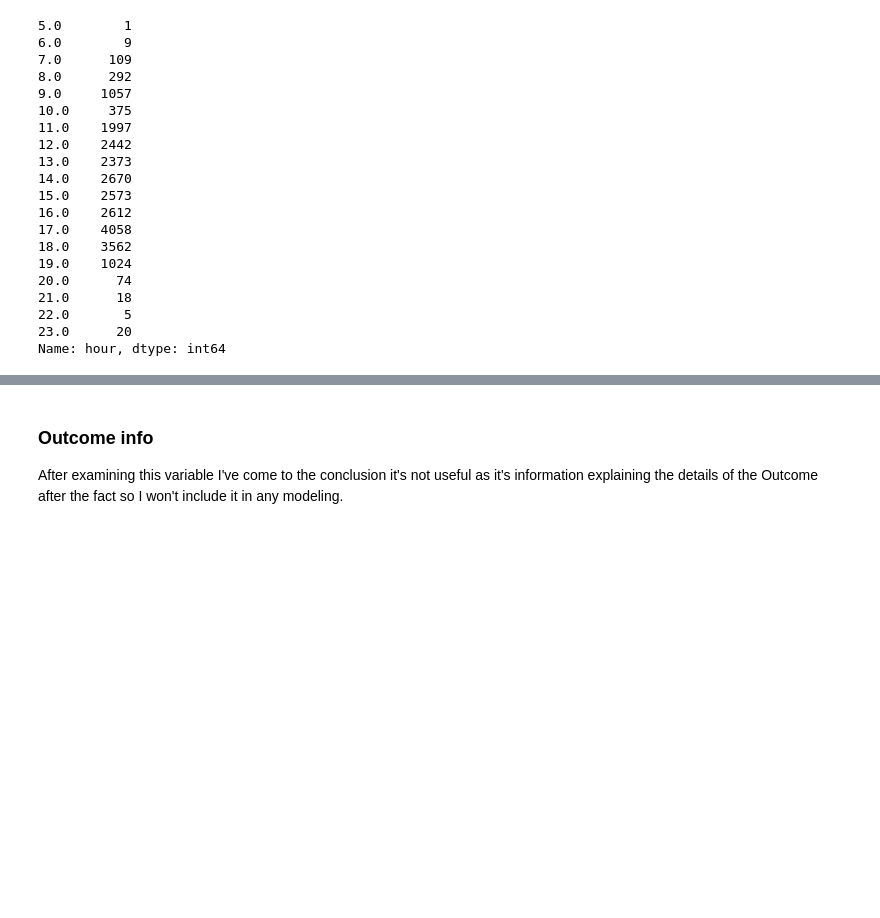
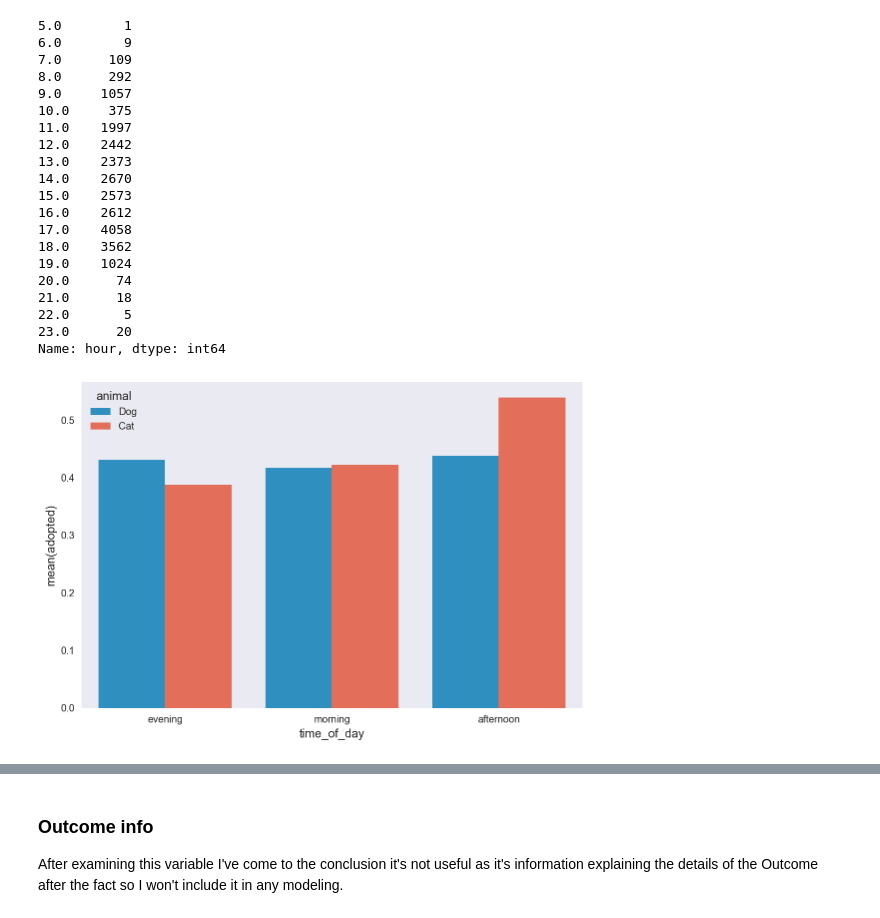
Before and after one commit to vnessified/adopt_me-, a Jupyter notebook: shelter_animal_outcomes.ipynb, the cells around one changed output, grey strips where cells are left out. Saved outputs shown, nothing was run; the diff lists cells and outputs as text; code cells hidden in the pictures; blank space fills up the shorter version.

```diff
--- a/shelter_animal_outcomes.ipynb
+++ b/shelter_animal_outcomes.ipynb
@@ -70,4 +84,4 @@ sns.countplot(x="outcome", hue="sex_outcome", data=animals, orient="v");
 # %%
-sns.set(rc={"figure.figsize": (12, 12)})
-sns.countplot(y="age", data=animals, saturation=.6, );
+plt.subplots(figsize=(12,14))
+sns.countplot(y="age", data=animals);
 # %% [output]
@@ -76,0 +98,2 @@ sns.countplot(y="age", data=animals, saturation=.6, );
+# %%
+animals['dog'] = animals.animal.apply(lambda row: 0 if 'Cat' in row else 1)
@@ -342,12 +371,17 @@ Name: hour, dtype: int64
 def time_of_day(row):
     if row >= 5 and row < 12:
         time = 'morning'
-    elif row >= 12 and row < 5:
+    elif row >= 12 and row < 17:
         time = 'afternoon'
     else:
         time = 'evening'
     return time
 
-assert time_of_day(5) == 'morning'
+assert time_of_day(6) == 'morning'
 # %%
 animals['time_of_day'] = animals.month.apply(time_of_day)
+# %%
+plt.subplots(figsize=(8, 6))
+sns.barplot(x="time_of_day", y="adopted", hue='animal', data=animals, alpha=0.9, ci = None);
+# %% [output]
+[figure, added]
```
Also changed, not shown: parts of 48 cells of this notebook.
